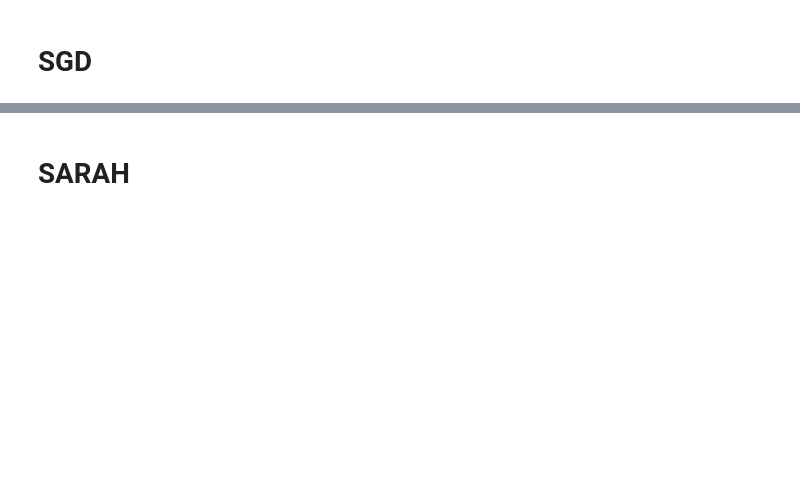
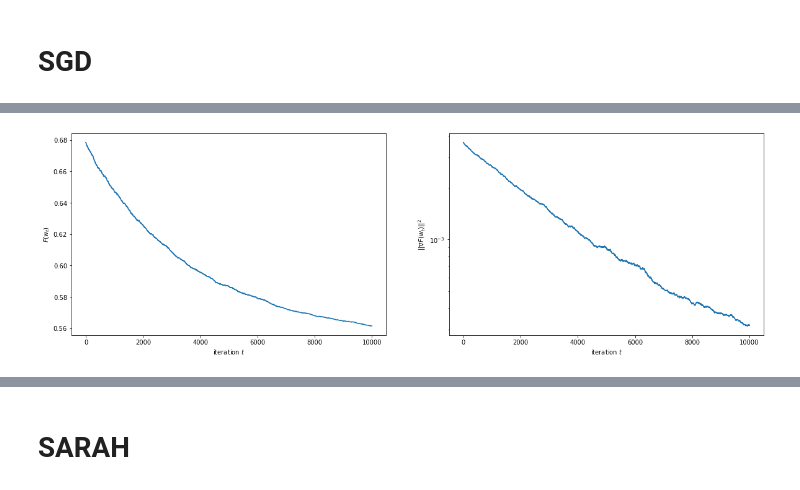
Before and after one commit to zeligism/PrecondUpdate, a Jupyter notebook: Scaled_VR_Methods.ipynb, the cells around one changed output, grey strips where cells are left out. Drawn from its saved outputs; the diff is of its cells as text; code cells hidden in the pictures; blank space fills up the shorter version.

```diff
--- a/Scaled_VR_Methods.ipynb
+++ b/Scaled_VR_Methods.ipynb
@@ -138,0 +214,8 @@ Wall time: 6.45 s
+# %%
+%%time
+print("use uneven scaling of features")
+_, data = SGD(X_bad,y,BS=1)
+fig, (ax1, ax2) = plt.subplots(1, 2);fig.set_size_inches(20, 6)
+ax1.plot(data[:,0]);ax1.set_ylabel(r"$F(w_t)$");ax1.set_xlabel(r"iteration $t$")
+ax2.semilogy(data[:,1]);ax2.set_ylabel(r"$||\nabla F(w_t)||^2$");ax2.set_xlabel(r"iteration $t$")
+# %% [output]
@@ -138,0 +225 @@ Wall time: 6.45 s
+[figure, added]
```
Also changed, not shown: parts of 28 cells of this notebook.
